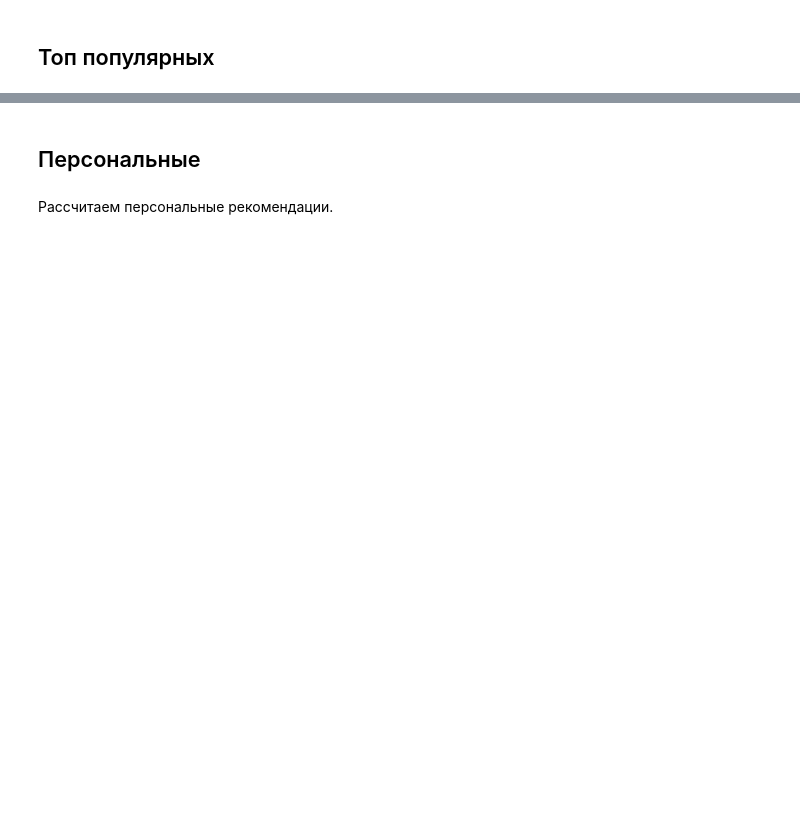
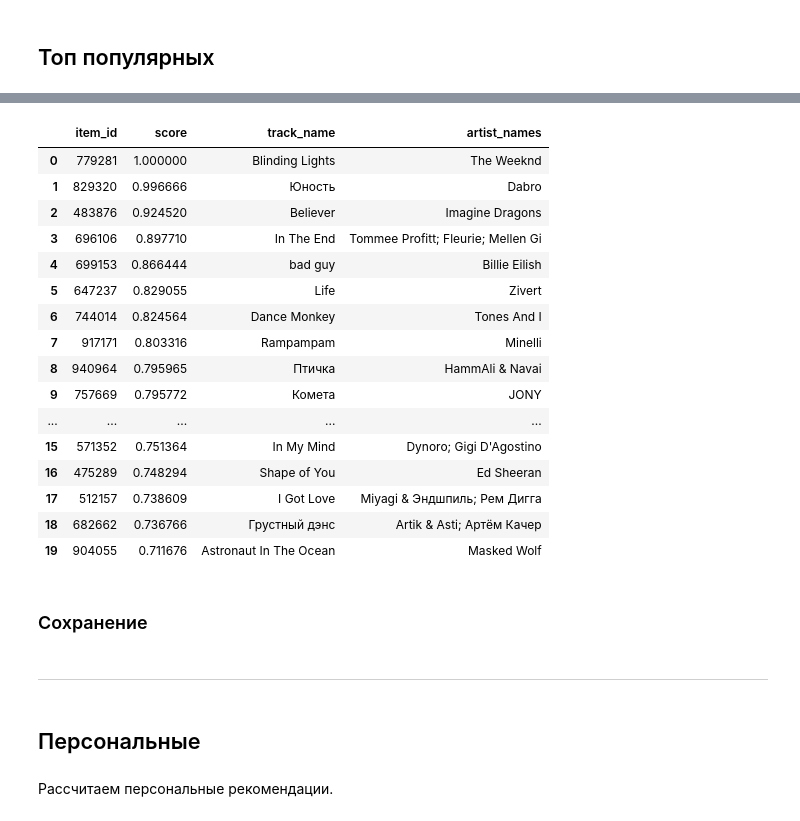
Before and after one commit to bos1988practicum/mle-project-sprint-4-v001, a Jupyter notebook: recommendations.ipynb, the cells around one changed output, grey strips where cells are left out. Saved outputs shown, nothing was run; the diff lists cells and outputs as text; code cells hidden in the pictures; blank space fills up the shorter version.

Commit message:
start_stage_3

```diff
--- a/recommendations.ipynb
+++ b/recommendations.ipynb
@@ -1011,0 +1132,5 @@ df_events.head()
+# %%
+SPLIT_POINT_DATE = '2022-12-16'
+# %%
+df_events_train = df_events[df_events["started_at"] < SPLIT_POINT_DATE]
+df_events_test = df_events[df_events["started_at"] >= SPLIT_POINT_DATE]
@@ -1015,0 +1182,16 @@ df_events.head()
+# %%
+ACTUAL_N_DAYS = 100
+# %%
+# 30 sec
+
+actual_start_date = df_events_train["started_at"].max() - pd.DateOffset(days=ACTUAL_N_DAYS)
+
+df_items_popular = (
+    df_events_train
+    .loc[df_events_train["started_at"] >= actual_start_date, ["user_id", "item_id"]]
+    .groupby("item_id", as_index=False).agg(score=("user_id", "nunique"))
+    .sort_values("score", ascending=False)
+    .head(100)
+    .reset_index(drop=True)
+)
+df_items_popular["score"] /= df_items_popular["score"].max()
@@ -1015,0 +1207,26 @@ df_events.head()
+# %%
+# Рассмотрим наименованяи топ-20 треков
+
+df_items_popular.merge(
+    df_items[["item_id", "track_name", "artist_names"]]
+).head(20)
+# %% [output]
+|  | item_id | score | track_name | artist_names |
+| 0 | 779281 | 1.000000 | Blinding Lights | The Weeknd |
+| 1 | 829320 | 0.996666 | Юность | Dabro |
+| 2 | 483876 | 0.924520 | Believer | Imagine Dragons |
+| 3 | 696106 | 0.897710 | In The End | Tommee Profitt; Fleurie; Mellen Gi |
+| 4 | 699153 | 0.866444 | bad guy | Billie Eilish |
+| 5 | 647237 | 0.829055 | Life | Zivert |
+| 6 | 744014 | 0.824564 | Dance Monkey | Tones And I |
+| 7 | 917171 | 0.803316 | Rampampam | Minelli |
+| 8 | 940964 | 0.795965 | Птичка | HammAli & Navai |
+| 9 | 757669 | 0.795772 | Комета | JONY |
+| ... | ... | ... | ... | ... |
+| 15 | 571352 | 0.751364 | In My Mind | Dynoro; Gigi D'Agostino |
+| 16 | 475289 | 0.748294 | Shape of You | Ed Sheeran |
+| 17 | 512157 | 0.738609 | I Got Love | Miyagi & Эндшпиль; Рем Дигга |
+| 18 | 682662 | 0.736766 | Грустный дэнс | Artik & Asti; Артём Качер |
+| 19 | 904055 | 0.711676 | Astronaut In The Ocean | Masked Wolf |
+# %% [markdown]
+### Сохранение
@@ -1016,3 +1235,5 @@ df_events.head()
+# %% [markdown]
+---
 # %% [markdown]
 ## Персональные
 # %% [markdown]
```
Also changed, not shown: parts of 135 cells of this notebook.
